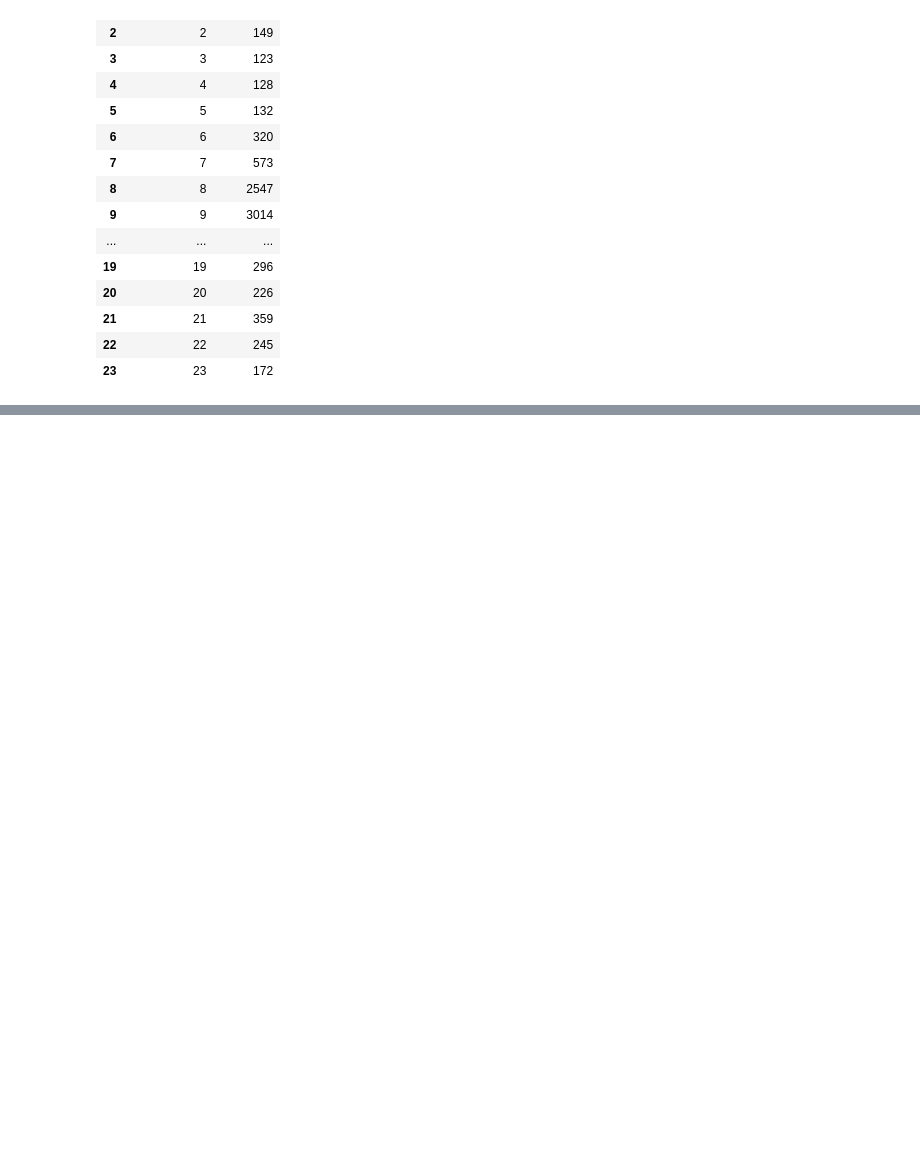
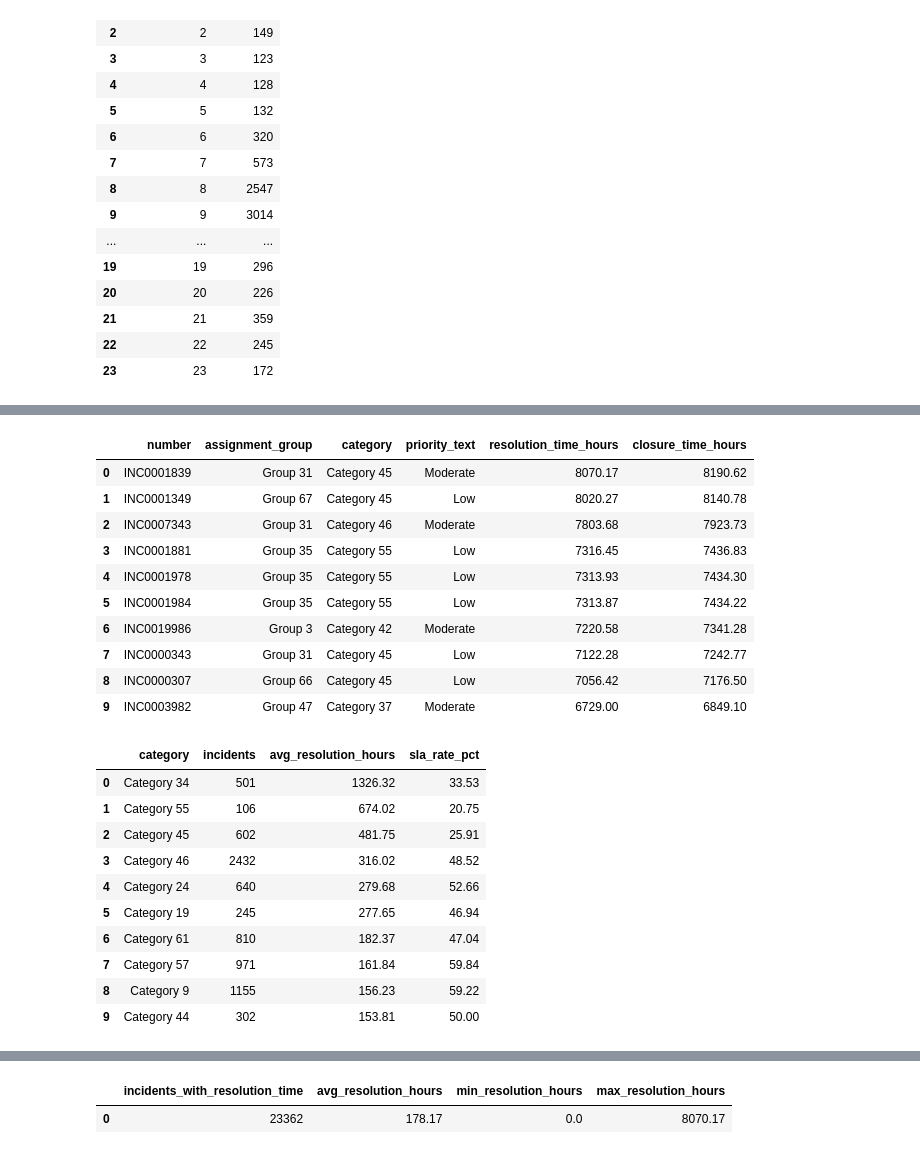
Before and after one commit to mila1515/IT-Service-Performance-Analytics, a Jupyter notebook: notebooks/04_SQL_Analysis.ipynb, the cells around one changed output, grey strips where cells are left out. Cells and saved outputs as stored; diff of their text form; code cells hidden in the pictures; blank space fills up the shorter version.

```diff
--- a/notebooks/04_SQL_Analysis.ipynb
+++ b/notebooks/04_SQL_Analysis.ipynb
@@ -195,0 +453,78 @@ display(hourly_load)
+# %%
+top_long_incidents = run_sql("""
+SELECT
+    number,
+    assignment_group,
+    category,
+    priority_text,
+    resolution_time_hours,
+    closure_time_hours
+FROM incidents
+WHERE resolution_time_hours IS NOT NULL
+ORDER BY resolution_time_hours DESC
+LIMIT 10;
+""")
+
+slow_categories = run_sql("""
+SELECT
+    category,
+    COUNT(*) AS incidents,
+    ROUND(AVG(resolution_time_hours), 2) AS avg_resolution_hours,
+    ROUND(AVG(CAST(sla_compliant AS REAL)) * 100, 2) AS sla_rate_pct
+FROM incidents
+GROUP BY category
+HAVING COUNT(*) >= 100
+ORDER BY avg_resolution_hours DESC, incidents DESC
+LIMIT 10;
+""")
+
+slow_groups = run_sql("""
+SELECT
+    assignment_group,
+    COUNT(*) AS incidents,
+    ROUND(AVG(resolution_time_hours), 2) AS avg_resolution_hours,
+    ROUND(AVG(CAST(sla_compliant AS REAL)) * 100, 2) AS sla_rate_pct
+FROM incidents
+GROUP BY assignment_group
+HAVING COUNT(*) >= 100
+ORDER BY avg_resolution_hours DESC, incidents DESC
+LIMIT 10;
+""")
+
+resolution_summary = run_sql("""
+SELECT
+    COUNT(*) AS incidents_with_resolution_time,
+    ROUND(AVG(resolution_time_hours), 2) AS avg_resolution_hours,
+    ROUND(MIN(resolution_time_hours), 2) AS min_resolution_hours,
+    ROUND(MAX(resolution_time_hours), 2) AS max_resolution_hours
+FROM incidents
+WHERE resolution_time_hours IS NOT NULL;
+""")
+
+display(top_long_incidents)
+display(slow_categories)
+display(slow_groups)
+display(resolution_summary)
+# %% [output]
+|  | number | assignment_group | category | priority_text | resolution_time_hours | closure_time_hours |
+| 0 | INC0001839 | Group 31 | Category 45 | Moderate | 8070.17 | 8190.62 |
+| 1 | INC0001349 | Group 67 | Category 45 | Low | 8020.27 | 8140.78 |
+| 2 | INC0007343 | Group 31 | Category 46 | Moderate | 7803.68 | 7923.73 |
+| 3 | INC0001881 | Group 35 | Category 55 | Low | 7316.45 | 7436.83 |
+| 4 | INC0001978 | Group 35 | Category 55 | Low | 7313.93 | 7434.30 |
+| 5 | INC0001984 | Group 35 | Category 55 | Low | 7313.87 | 7434.22 |
+| 6 | INC0019986 | Group 3 | Category 42 | Moderate | 7220.58 | 7341.28 |
+| 7 | INC0000343 | Group 31 | Category 45 | Low | 7122.28 | 7242.77 |
+| 8 | INC0000307 | Group 66 | Category 45 | Low | 7056.42 | 7176.50 |
+| 9 | INC0003982 | Group 47 | Category 37 | Moderate | 6729.00 | 6849.10 |
+|  | category | incidents | avg_resolution_hours | sla_rate_pct |
+| 0 | Category 34 | 501 | 1326.32 | 33.53 |
+| 1 | Category 55 | 106 | 674.02 | 20.75 |
+| 2 | Category 45 | 602 | 481.75 | 25.91 |
+| 3 | Category 46 | 2432 | 316.02 | 48.52 |
+| 4 | Category 24 | 640 | 279.68 | 52.66 |
+| 5 | Category 19 | 245 | 277.65 | 46.94 |
+| 6 | Category 61 | 810 | 182.37 | 47.04 |
+| 7 | Category 57 | 971 | 161.84 | 59.84 |
+| 8 | Category 9 | 1155 | 156.23 | 59.22 |
+| 9 | Category 44 | 302 | 153.81 | 50.00 |
@@ -195,0 +542,2 @@ display(hourly_load)
+|  | incidents_with_resolution_time | avg_resolution_hours | min_resolution_hours | max_resolution_hours |
+| 0 | 23362 | 178.17 | 0.0 | 8070.17 |
```
Also changed, not shown: parts of 35 cells of this notebook, 1 other file.
